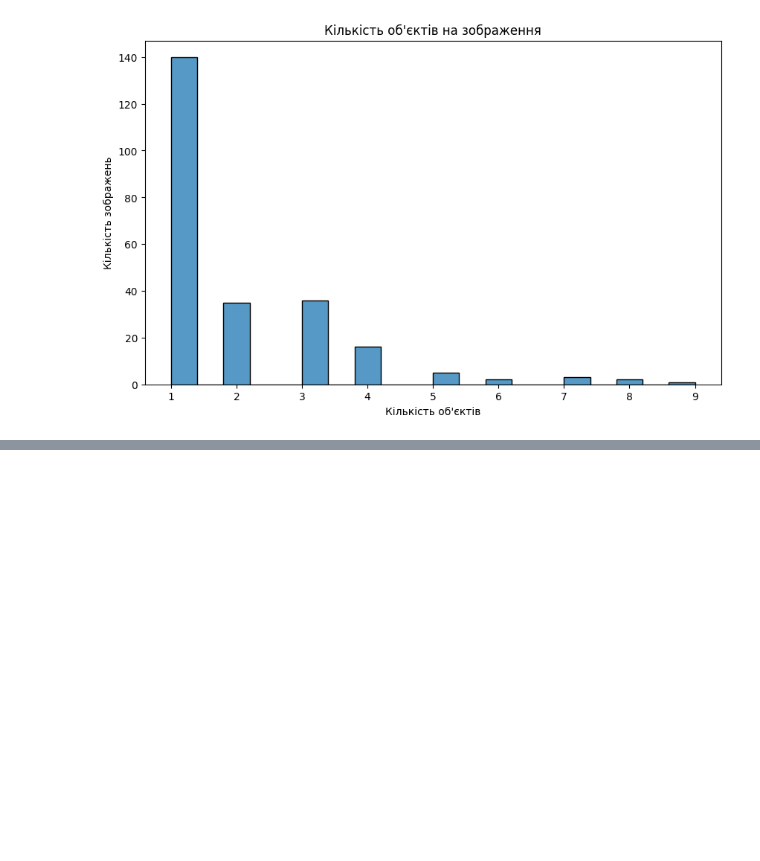
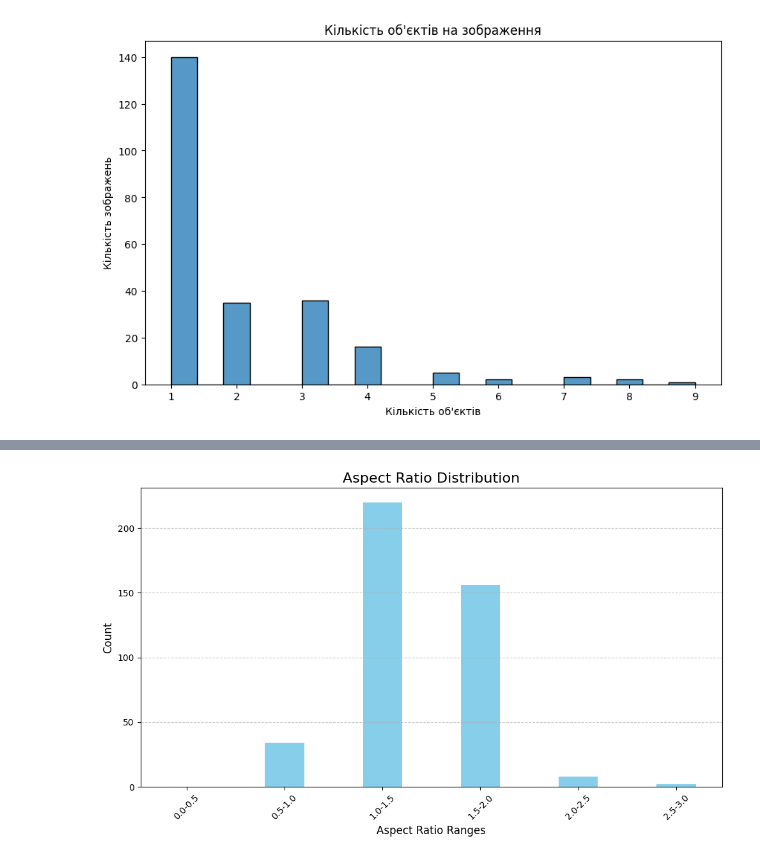
Before and after one commit to mar4enkom/neural-networks-lab, a Jupyter notebook: EDA.ipynb, the cells around one changed output, grey strips where cells are left out. Drawn from its saved outputs; the diff is of its cells as text; code cells hidden in the pictures; blank space fills up the shorter version.

```diff
--- a/EDA.ipynb
+++ b/EDA.ipynb
@@ -140,0 +138,21 @@ plt.show()
+# %%
+aspect_ratios = df['width'] / df['height']
+max_aspect_ratio = aspect_ratios.max()
+
+aspect_ratio_bins = np.arange(0, max_aspect_ratio + 0.5, 0.5)
+aspect_ratio_labels = [f"{aspect_ratio_bins[i]}-{aspect_ratio_bins[i+1]}" for i in range(len(aspect_ratio_bins) - 1)]
+aspect_ratio_counts, _ = np.histogram(aspect_ratios, aspect_ratio_bins)
+
+fig, ax = plt.subplots(figsize=(10, 6))
+
+ax.bar(aspect_ratio_labels, aspect_ratio_counts, width=0.4, color='skyblue')
+ax.set_xlabel('Aspect Ratio Ranges', fontsize=12)
+ax.set_ylabel('Count', fontsize=12)
+ax.set_title('Aspect Ratio Distribution', fontsize=16)
+ax.tick_params(axis='x', rotation=45)
+ax.grid(axis='y', linestyle='--', alpha=0.7)
+
+plt.tight_layout()
+plt.show()
+# %% [output]
+[figure, added]
```
Also changed, not shown: parts of 6 cells of this notebook, 5 other files.
